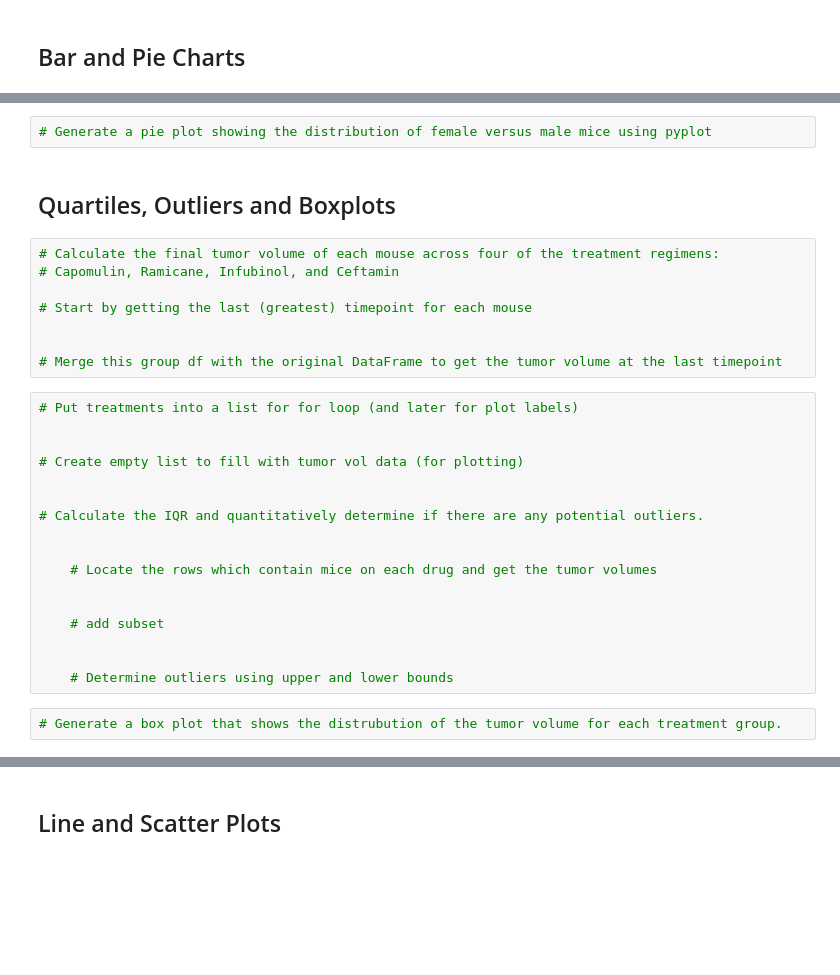
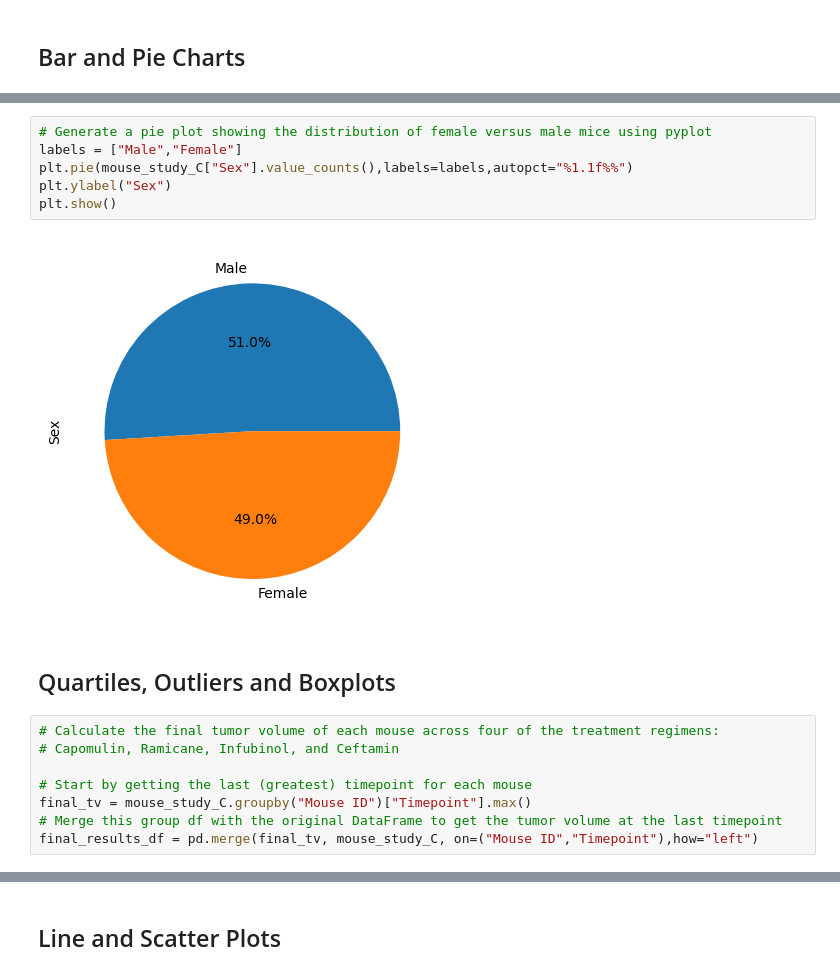
Before and after one commit to vdescioli/matplotlib-challenge, a Jupyter notebook: pymaceuticals_challenge.ipynb, the cells around one changed output, grey strips where cells are left out. Drawn from its saved outputs; the diff is of its cells as text; blank space fills up the shorter version.

```diff
--- a/pymaceuticals_challenge.ipynb
+++ b/pymaceuticals_challenge.ipynb
@@ -145,5 +157,11 @@ x_axis = np.arange()
 # %%
 # Generate a pie plot showing the distribution of female versus male mice using pyplot
+labels = ["Male","Female"]
+plt.pie(mouse_study_C["Sex"].value_counts(),labels=labels,autopct="%1.1f%%")
+plt.ylabel("Sex")
+plt.show()
+# %% [output]
+[figure, added]
 # %% [markdown]
 ## Quartiles, Outliers and Boxplots
 # %%
@@ -151,25 +169,6 @@ x_axis = np.arange()
 # Capomulin, Ramicane, Infubinol, and Ceftamin
 
 # Start by getting the last (greatest) timepoint for each mouse
-
-
+final_tv = mouse_study_C.groupby("Mouse ID")["Timepoint"].max()
 # Merge this group df with the original DataFrame to get the tumor volume at the last timepoint
+final_results_df = pd.merge(final_tv, mouse_study_C, on=("Mouse ID","Timepoint"),how="left")
-# %%
-# Put treatments into a list for for loop (and later for plot labels)
-
-
-# Create empty list to fill with tumor vol data (for plotting)
-
-
-# Calculate the IQR and quantitatively determine if there are any potential outliers.
-
-
-    # Locate the rows which contain mice on each drug and get the tumor volumes
-
-
-    # add subset
-
-
-    # Determine outliers using upper and lower bounds
-# %%
-# Generate a box plot that shows the distrubution of the tumor volume for each treatment group.
```
Also changed, not shown: parts of 11 cells of this notebook.
